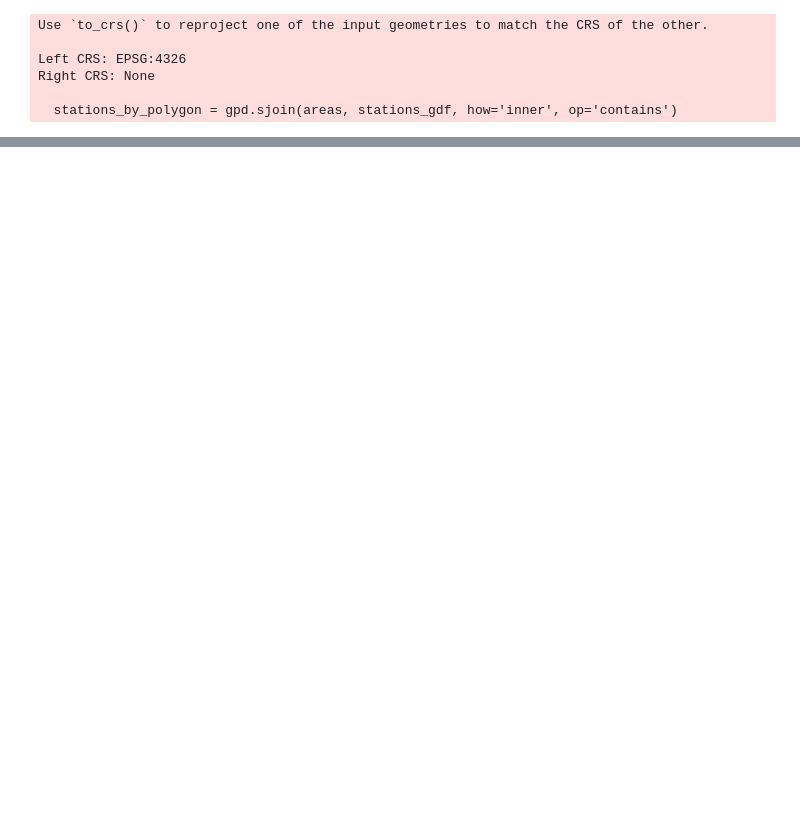
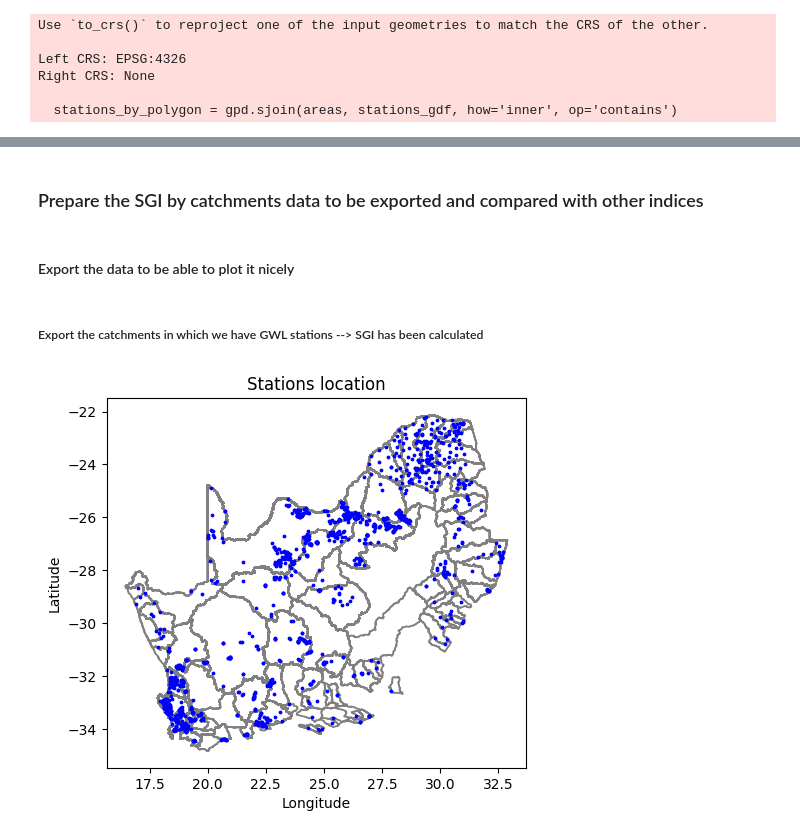
Before and after one commit to jjoc-gmv/GMV-ANIN, a Jupyter notebook: SGI/SGI.ipynb, the cells around one changed output, grey strips where cells are left out. Saved outputs shown, nothing was run; the diff lists cells and outputs as text; code cells hidden in the pictures; blank space fills up the shorter version.

```diff
--- a/SGI/SGI.ipynb
+++ b/SGI/SGI.ipynb
@@ -50,4 +70,6 @@ df_sgi = df_sgi.T
 # %%
+
+
 # Join with coordinate information in metadata dataframe
 df_latlon = df_sgi.join(meta_df)
 
@@ -63,7 +85,13 @@ stations_by_polygon = gpd.sjoin(areas, stations_gdf, how='inner', op='contains')
 time_step_columns = [col for col in stations_by_polygon.columns if str(col).isdigit()]
 
 # Group the stations by polygon and time step, and calculate the average for each group:
-averages = stations_by_polygon.groupby(['WMA_NewN'])[time_step_columns].mean()
+sgi_averages = stations_by_polygon.groupby([grouping_field])[time_step_columns].mean()
+
+# Remove the time step columns from the stations_by_polygon
+stations_by_polygon = stations_by_polygon.drop(columns=time_step_columns)
+
+# Set the CRS of the GeoDataFrame
+stations_by_polygon.crs = mycrs
 # %% [output]
 Use `to_crs()` to reproject one of the input geometries to match the CRS of the other.
 
@@ -112,0 +102,19 @@ for index, row in averages.iterrows():
+# %% [markdown]
+### Prepare the SGI by catchments data to be exported and compared with other indices
+# %%
+# Simplify the "areas" shapefile before merging it with the SGI averages
+
+columns_to_keep = [6, 7, 9, 10,17]  # columns to keep
+areas = areas.iloc[:, columns_to_keep] # Keep only the specified columns
+
+# Perform spatial join between areas and the SGI averages
+export_sgi = areas.merge(sgi_averages, on=grouping_field, how='left')
+# Set the CRS
+export_sgi.crs = mycrs
+
+# Export as geojson
+fN_geojson = f'{path_out}/{dir_out}/SGI_catchments_ts.geojson'
+with open(fN_geojson, 'w') as f:
+    f.write(export_sgi.to_json())
+# %% [markdown]
+#### Export the data to be able to plot it nicely
@@ -112,0 +150,22 @@ for index, row in averages.iterrows():
+# %% [markdown]
+##### Export the catchments in which we have GWL stations --> SGI has been calculated
+# %%
+# Plot the polygons
+stations_by_polygon.plot(ax=plt.gca(), facecolor='none', edgecolor='grey', linewidth=1.25, label='Polygons')
+
+# Create a scatter plot of the points
+plt.scatter(stations_by_polygon['Longitude'], stations_by_polygon['Latitude'], color='blue', label='Stations', s=3)
+
+# Set figure title and labels
+plt.title('Stations location')
+plt.xlabel('Longitude')
+plt.ylabel('Latitude')
+
+# Specify the output file path and name
+fNout = f'{path_out}/{dir_out}/catchments_with_stations.shp'
+# Export the GeoDataFrame to a shapefile
+stations_by_polygon.to_file(fNout)
+
+plt.savefig(f'{path_out}/{dir_out}/stations_location.png')
+# %% [output]
+[figure, added]
```
Also changed, not shown: parts of 13 cells of this notebook.
